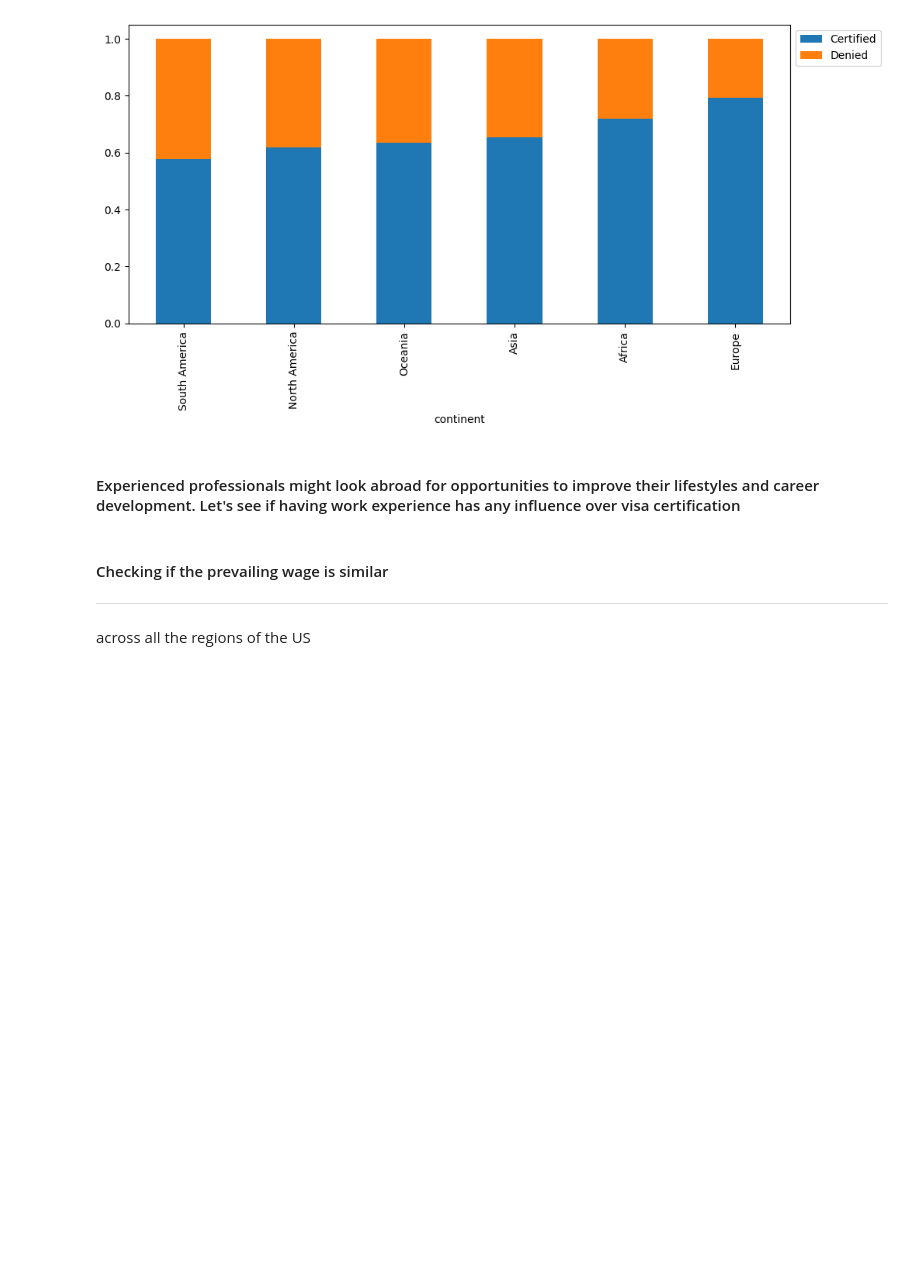
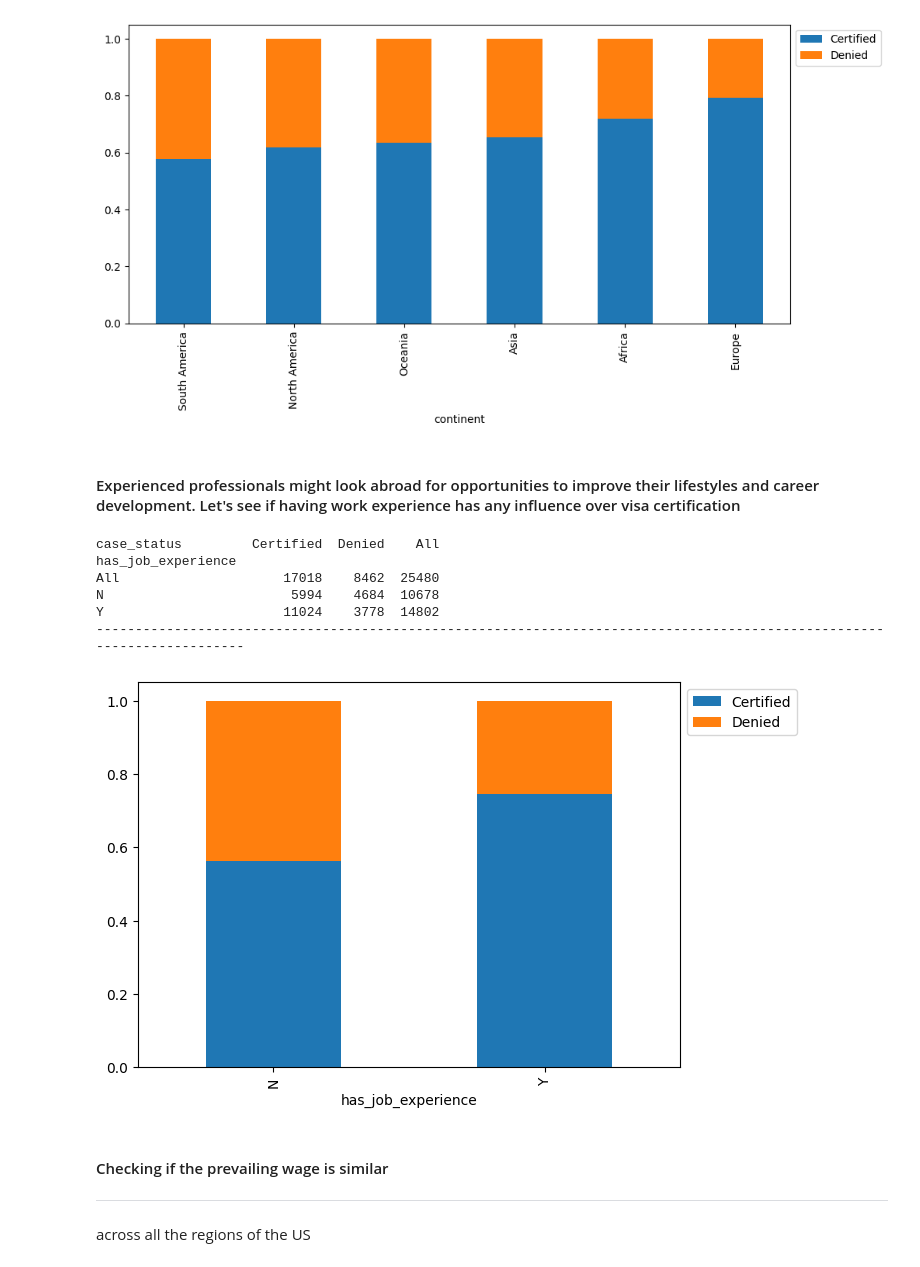
Before and after one commit to rahulmakwana32/30_Days_Machine_Learning, a Jupyter notebook: EasyVisa_fullcode.ipynb, the cells around one changed output. Saved outputs shown, nothing was run; the diff lists cells and outputs as text; code cells hidden in the pictures; blank space fills up the shorter version.

```diff
--- a/EasyVisa_fullcode.ipynb
+++ b/EasyVisa_fullcode.ipynb
@@ -471,6 +471,16 @@ Oceania              122      70    192
 [figure]
 # %% [markdown]
 #### Experienced professionals might look abroad for opportunities to improve their lifestyles and career development. Let's see if having work experience has any influence over visa certification
+# %%
+stacked_barplot(df, 'has_job_experience', 'case_status')
+# %% [output]
+case_status         Certified  Denied    All
+has_job_experience
+All                     17018    8462  25480
+N                        5994    4684  10678
+Y                       11024    3778  14802
+------------------------------------------------------------------------------------------------------------------------
+[figure, added]
 # %% [markdown]
 #### Checking if the prevailing wage is similar
 
```
